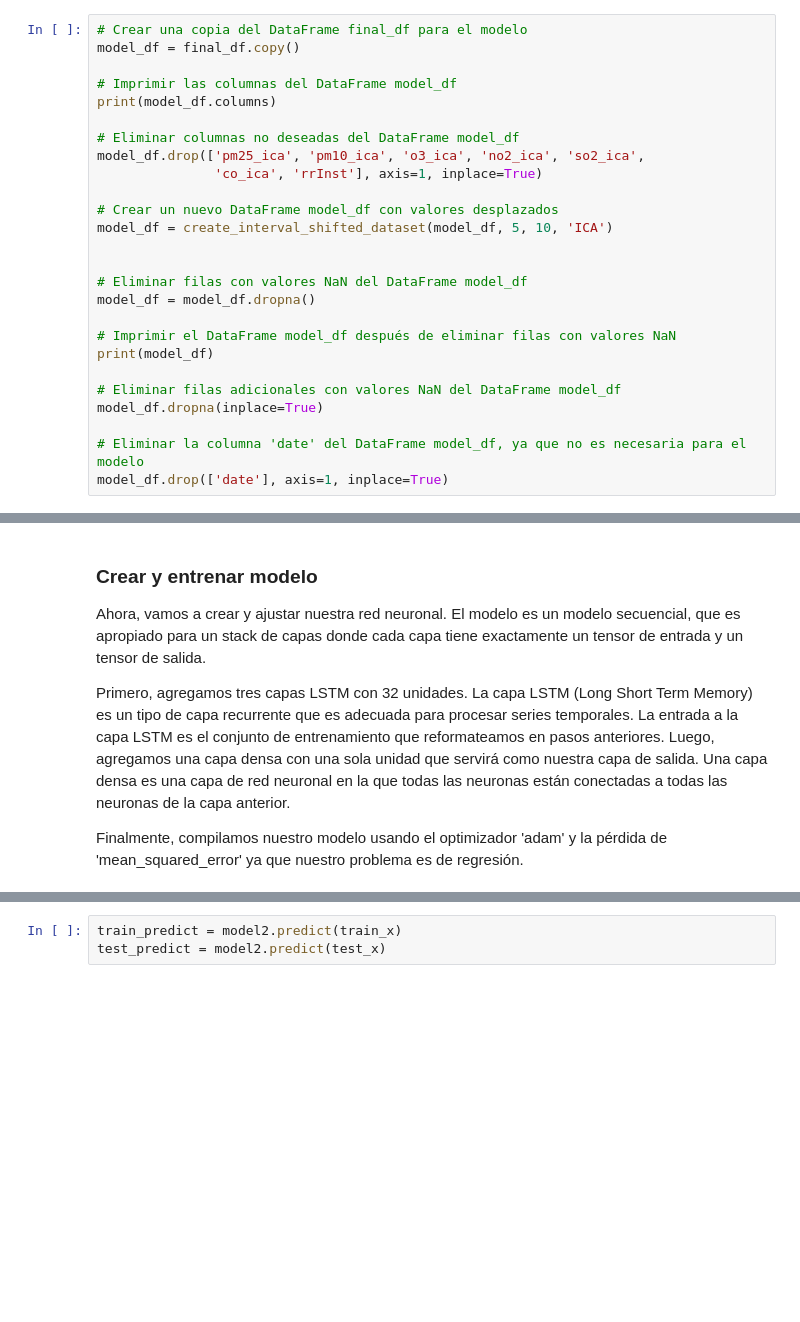
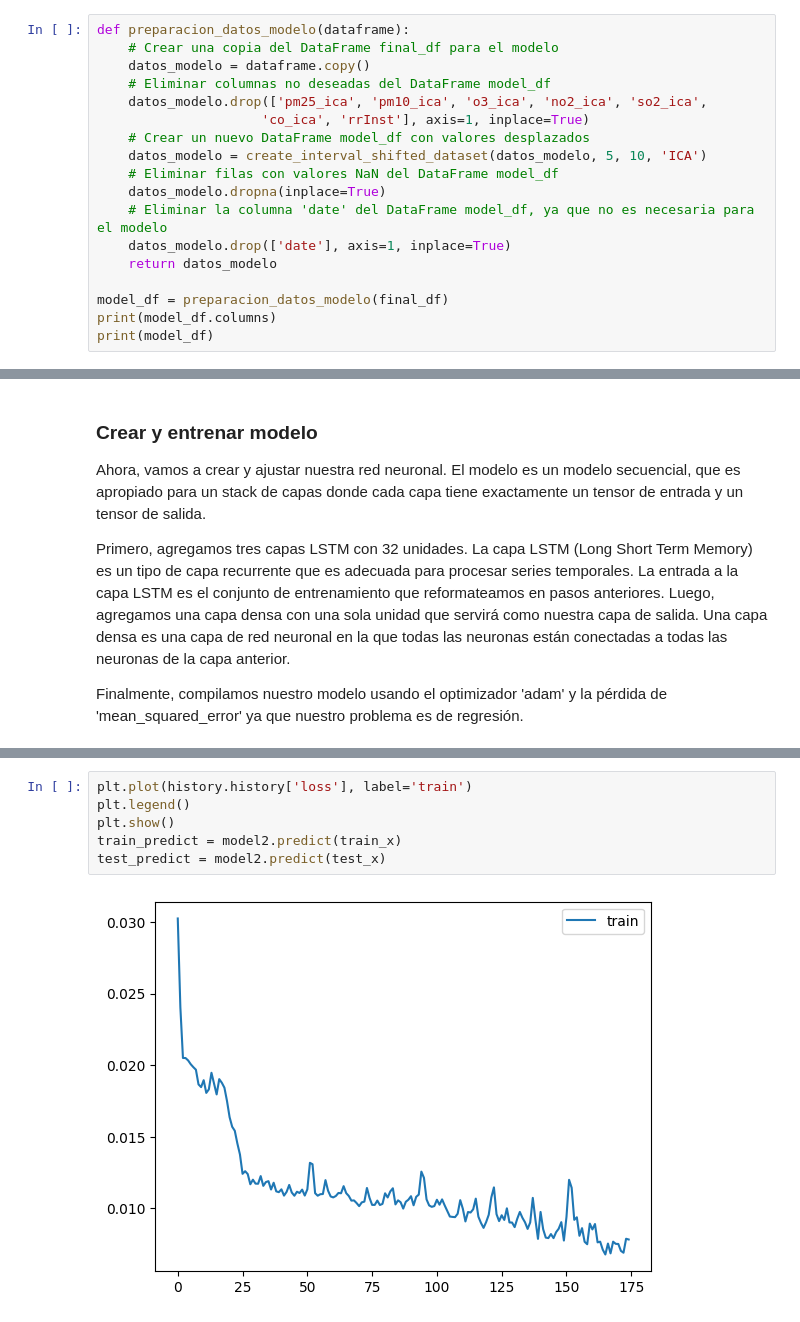
Before and after one commit to jnramirezm/Prediccion_ICA, a Jupyter notebook: Prediccion_ICA.ipynb, the cells around one changed output, grey strips where cells are left out. Cells and saved outputs as stored; diff of their text form; blank space fills up the shorter version.

```diff
--- a/Prediccion_ICA.ipynb
+++ b/Prediccion_ICA.ipynb
@@ -558,29 +576,21 @@ Finalmente, eliminamos la columna 'date' de **_model_df_** ya que la fecha no se
 
 Después de estos pasos, **_model_df_** está listo para ser utilizado en el entrenamiento de nuestro modelo.
 # %%
-# Crear una copia del DataFrame final_df para el modelo
-model_df = final_df.copy()
+def preparacion_datos_modelo(dataframe):
+    # Crear una copia del DataFrame final_df para el modelo
+    datos_modelo = dataframe.copy()
+    # Eliminar columnas no deseadas del DataFrame model_df
+    datos_modelo.drop(['pm25_ica', 'pm10_ica', 'o3_ica', 'no2_ica', 'so2_ica',
+                     'co_ica', 'rrInst'], axis=1, inplace=True)
+    # Crear un nuevo DataFrame model_df con valores desplazados
+    datos_modelo = create_interval_shifted_dataset(datos_modelo, 5, 10, 'ICA')
+    # Eliminar filas con valores NaN del DataFrame model_df
+    datos_modelo.dropna(inplace=True)
+    # Eliminar la columna 'date' del DataFrame model_df, ya que no es necesaria para el modelo
+    datos_modelo.drop(['date'], axis=1, inplace=True)
+    return datos_modelo
 
-# Imprimir las columnas del DataFrame model_df
+model_df = preparacion_datos_modelo(final_df)
 print(model_df.columns)
-
-# Eliminar columnas no deseadas del DataFrame model_df
-model_df.drop(['pm25_ica', 'pm10_ica', 'o3_ica', 'no2_ica', 'so2_ica',
-               'co_ica', 'rrInst'], axis=1, inplace=True)
-
-# Crear un nuevo DataFrame model_df con valores desplazados
-model_df = create_interval_shifted_dataset(model_df, 5, 10, 'ICA')
-
-
-# Eliminar filas con valores NaN del DataFrame model_df
-model_df = model_df.dropna()
-
-# Imprimir el DataFrame model_df después de eliminar filas con valores NaN
 print(model_df)
-
-# Eliminar filas adicionales con valores NaN del DataFrame model_df
-model_df.dropna(inplace=True)
-
-# Eliminar la columna 'date' del DataFrame model_df, ya que no es necesaria para el modelo
-model_df.drop(['date'], axis=1, inplace=True)
 # %% [output]
@@ -737,4 +747,8 @@ Epoch 100/100
 # %%
+plt.plot(history.history['loss'], label='train')
+plt.legend()
+plt.show()
 train_predict = model2.predict(train_x)
 test_predict = model2.predict(test_x)
 # %% [output]
+[figure, added]
```
Also changed, not shown: parts of 21 cells of this notebook, 5 other files.
